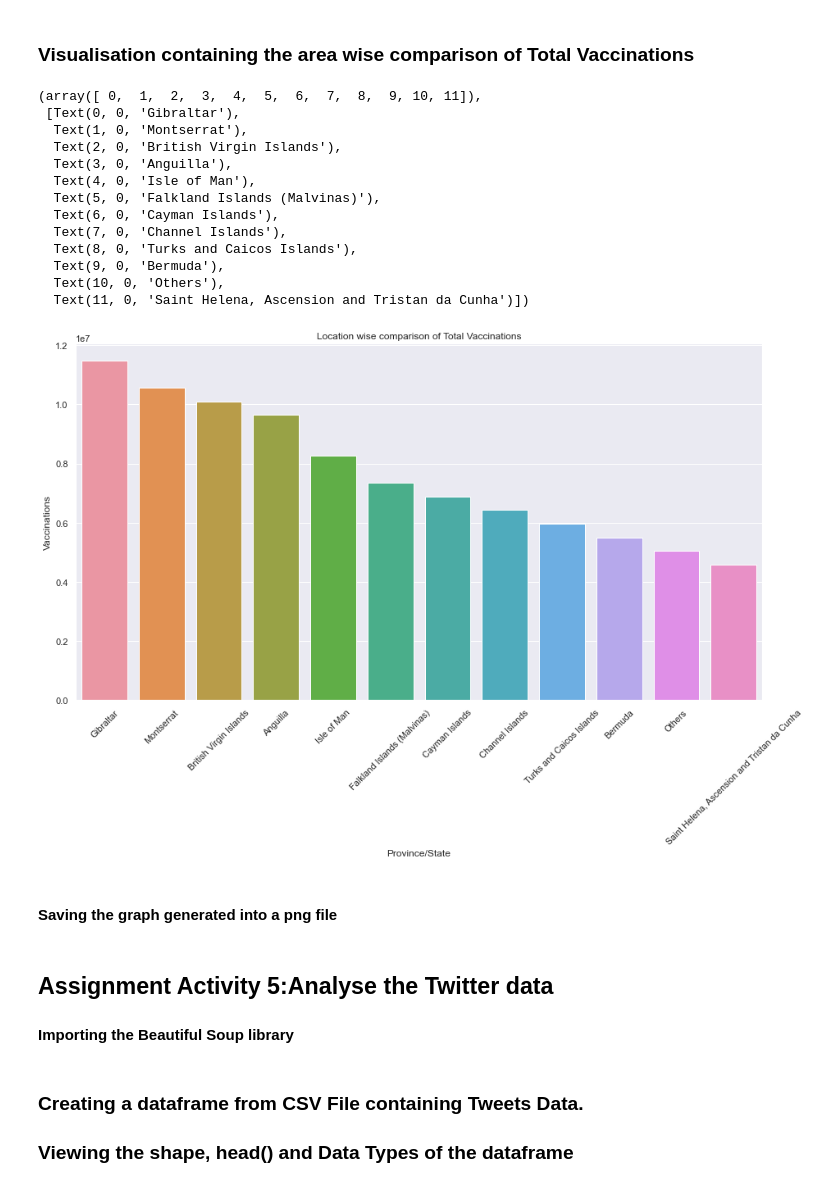
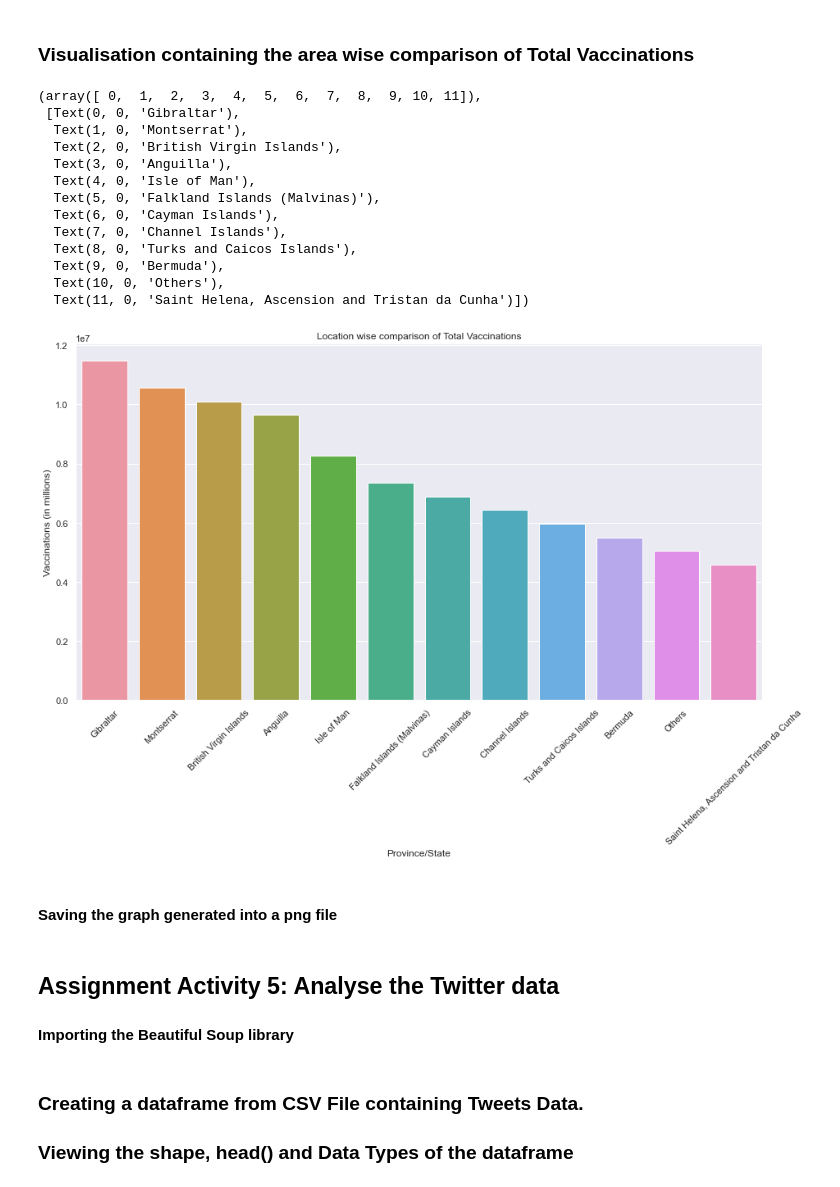
Before and after one commit to shaunanilson/Covid19_Analysis_LSE, a Jupyter notebook: Final Assignment - Uk Covid Cases.ipynb, the cells around one changed output. Cells and saved outputs as stored; diff of their text form; code cells hidden in the pictures.

```diff
--- a/Final Assignment - Uk Covid Cases.ipynb
+++ b/Final Assignment - Uk Covid Cases.ipynb
@@ -183,7 +176,7 @@ memory usage: 947.8+ KB
 ### Creating a new Dataframe containing the necessary columns for analysis
 # %%
 # Filtering out extra columns from the dataframe
-ukvac=ukvac_cases[['Province/State','Date','Deaths','Recovered','First Dose','Second Dose']]
+ukvac=ukvac_cases[['Province/State','Date','Cases','Deaths','Recovered','First Dose','Second Dose']]
 
 
 # Print shape of the new dataframe
@@ -682,0 +744,15 @@ fig.savefig('/Users/shaunman/Desktop/Monthly Hospitalisations across all regions
+# %%
+#Setting the size of the lineplot
+sns.set(rc={'figure.figsize':(15, 8)})
+
+# The number of Cases is highest in 'Others' province and skews the data, hence is not included.
+# 2: Creation of lineplot displaying the monthly recoveries in across all provinces except others
+line4=lineplot_d.plot(x='month_year',y=['Anguilla','Bermuda','British Virgin Islands', 'Cayman Islands',
+                                     'Channel Islands','Falkland Islands (Malvinas)','Gibraltar',\
+                                     'Isle of Man','Montserrat',\
+                                  'Saint Helena, Ascension and Tristan da Cunha','Turks and Caicos Islands'])
+
+#Assigning title and labels to the barplot
+line4.set_title("Monthly Cases across Provinces")
+line4.set_xlabel("Months")
+line4.set_ylabel("Cases")
@@ -712,31 +797,34 @@ Index(['Province/State', 'total_dose'], dtype='object')
 # %% [markdown]
 ### Visualisation containing the area wise comparison of Total Vaccinations
 # %%
+#Setting the size of the lineplot
+sns.set(rc={'figure.figsize':(15, 8)})
+
 #Creating a barplot visualizing area wise comparison of Total Vaccinations
 vis5 = sns.barplot(x='Province/State',y='total_dose',data=k1)
 
 #Assigning Title to the barplot
 vis5.set_title("Location wise comparison of Total Vaccinations")
 vis5.set_xlabel('Province/State')
-vis5.set_ylabel('Vaccinations')
+vis5.set_ylabel('Vaccinations (in millions)')
 
 # Assigning rotation to the x axis labels to provide clear view of labels.
 plt.xticks(rotation=45)
 # %% [output]
 (array([ 0,  1,  2,  3,  4,  5,  6,  7,  8,  9, 10, 11]),
  [Text(0, 0, 'Gibraltar'),
   Text(1, 0, 'Montserrat'),
   Text(2, 0, 'British Virgin Islands'),
   Text(3, 0, 'Anguilla'),
   Text(4, 0, 'Isle of Man'),
   Text(5, 0, 'Falkland Islands (Malvinas)'),
   Text(6, 0, 'Cayman Islands'),
   Text(7, 0, 'Channel Islands'),
   Text(8, 0, 'Turks and Caicos Islands'),
   Text(9, 0, 'Bermuda'),
   Text(10, 0, 'Others'),
   Text(11, 0, 'Saint Helena, Ascension and Tristan da Cunha')])
-[figure, old version]
+[figure, new version]
 # %% [markdown]
 #### Saving the graph generated into a png file
 # %%
@@ -744,7 +832,7 @@ plt.xticks(rotation=45)
 fig = vis5.get_figure()
 fig.savefig('/Users/shaunman/Desktop/Total Vaccinations across all regions.png')
 # %% [markdown]
-## Assignment Activity 5:Analyse the Twitter data
+## Assignment Activity 5: Analyse the Twitter data
 
 #### Importing the Beautiful Soup library
 # %%
```
Also changed, not shown: parts of 28 cells of this notebook, 2 other files.
